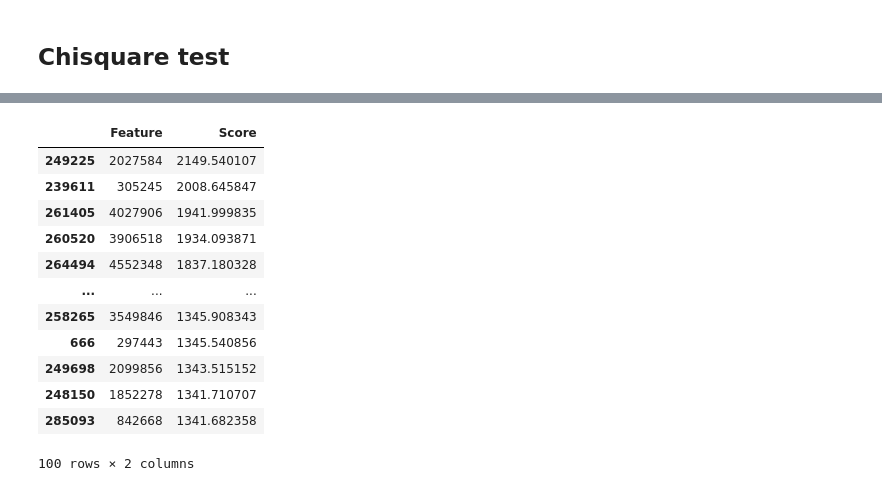
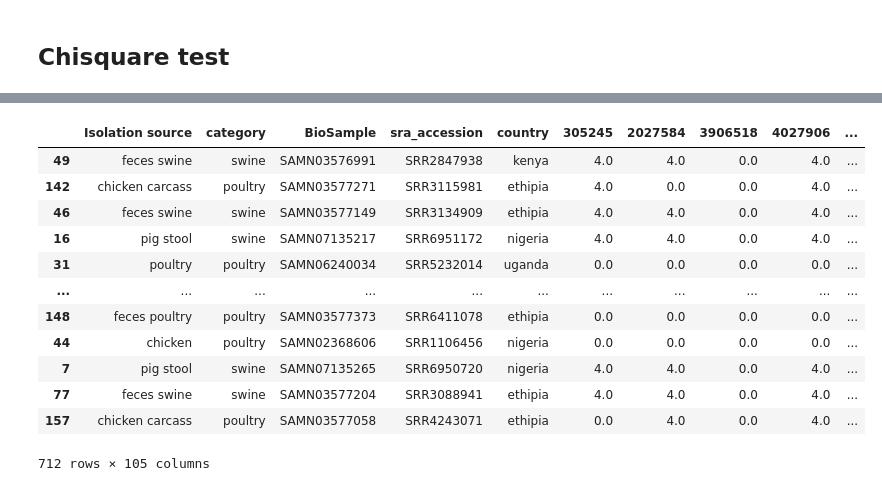
Before and after one commit to omicscodeathon/salmonellaml, a Jupyter notebook: notebooks/dimentionality_reduction_2.ipynb, the cells around one changed output, grey strips where cells are left out. Saved outputs shown, nothing was run; the diff lists cells and outputs as text; code cells hidden in the pictures.

```diff
--- a/notebooks/dimentionality_reduction_2.ipynb
+++ b/notebooks/dimentionality_reduction_2.ipynb
@@ -881,18 +833,2 @@ Wall time: 1min 16s
 <Figure size 432x288 with 0 Axes>
-# %%
-top_features
-# %% [output]
-|  | Feature | Score |
-| 249225 | 2027584 | 2149.540107 |
-| 239611 | 305245 | 2008.645847 |
-| 261405 | 4027906 | 1941.999835 |
-| 260520 | 3906518 | 1934.093871 |
-| 264494 | 4552348 | 1837.180328 |
-| ... | ... | ... |
-| 258265 | 3549846 | 1345.908343 |
-| 666 | 297443 | 1345.540856 |
-| 249698 | 2099856 | 1343.515152 |
-| 248150 | 1852278 | 1341.710707 |
-| 285093 | 842668 | 1341.682358 |
-100 rows × 2 columns
 # %%
@@ -900,5 +836,20 @@ top_features.to_csv("top_10_features_chisquare_final.csv",index=False)
 # %%
 sq=top_features["Feature"].to_list()
 category=['Isolation source', 'category', 'BioSample', 'sra_accession', 'country']
 df_training_chsq=df_shuffle[category+sq]
-df_training_chsq.to_csv("chisquare_training_features_final.csv",index=False)
+df_training_chsq.to_csv("chisquare_training_features_100_final_undersampled_100.csv",index=False)
+df_training_chsq
+# %% [output]
+|  | Isolation source | category | BioSample | sra_accession | country | 305245 | 2027584 | 3906518 | 4027906 | ... |
+| 49 | feces swine | swine | SAMN03576991 | SRR2847938 | kenya | 4.0 | 4.0 | 0.0 | 4.0 | ... |
+| 142 | chicken carcass | poultry | SAMN03577271 | SRR3115981 | ethipia | 4.0 | 0.0 | 0.0 | 4.0 | ... |
+| 46 | feces swine | swine | SAMN03577149 | SRR3134909 | ethipia | 4.0 | 4.0 | 0.0 | 4.0 | ... |
+| 16 | pig stool | swine | SAMN07135217 | SRR6951172 | nigeria | 4.0 | 4.0 | 0.0 | 4.0 | ... |
+| 31 | poultry | poultry | SAMN06240034 | SRR5232014 | uganda | 0.0 | 0.0 | 0.0 | 0.0 | ... |
+| ... | ... | ... | ... | ... | ... | ... | ... | ... | ... | ... |
+| 148 | feces poultry | poultry | SAMN03577373 | SRR6411078 | ethipia | 0.0 | 0.0 | 0.0 | 0.0 | ... |
+| 44 | chicken | poultry | SAMN02368606 | SRR1106456 | nigeria | 0.0 | 0.0 | 0.0 | 0.0 | ... |
+| 7 | pig stool | swine | SAMN07135265 | SRR6950720 | nigeria | 4.0 | 4.0 | 0.0 | 4.0 | ... |
+| 77 | feces swine | swine | SAMN03577204 | SRR3088941 | ethipia | 4.0 | 4.0 | 0.0 | 4.0 | ... |
+| 157 | chicken carcass | poultry | SAMN03577058 | SRR4243071 | ethipia | 0.0 | 4.0 | 0.0 | 4.0 | ... |
+712 rows × 105 columns
```
Also changed, not shown: parts of 94 cells of this notebook, 1 other file.
